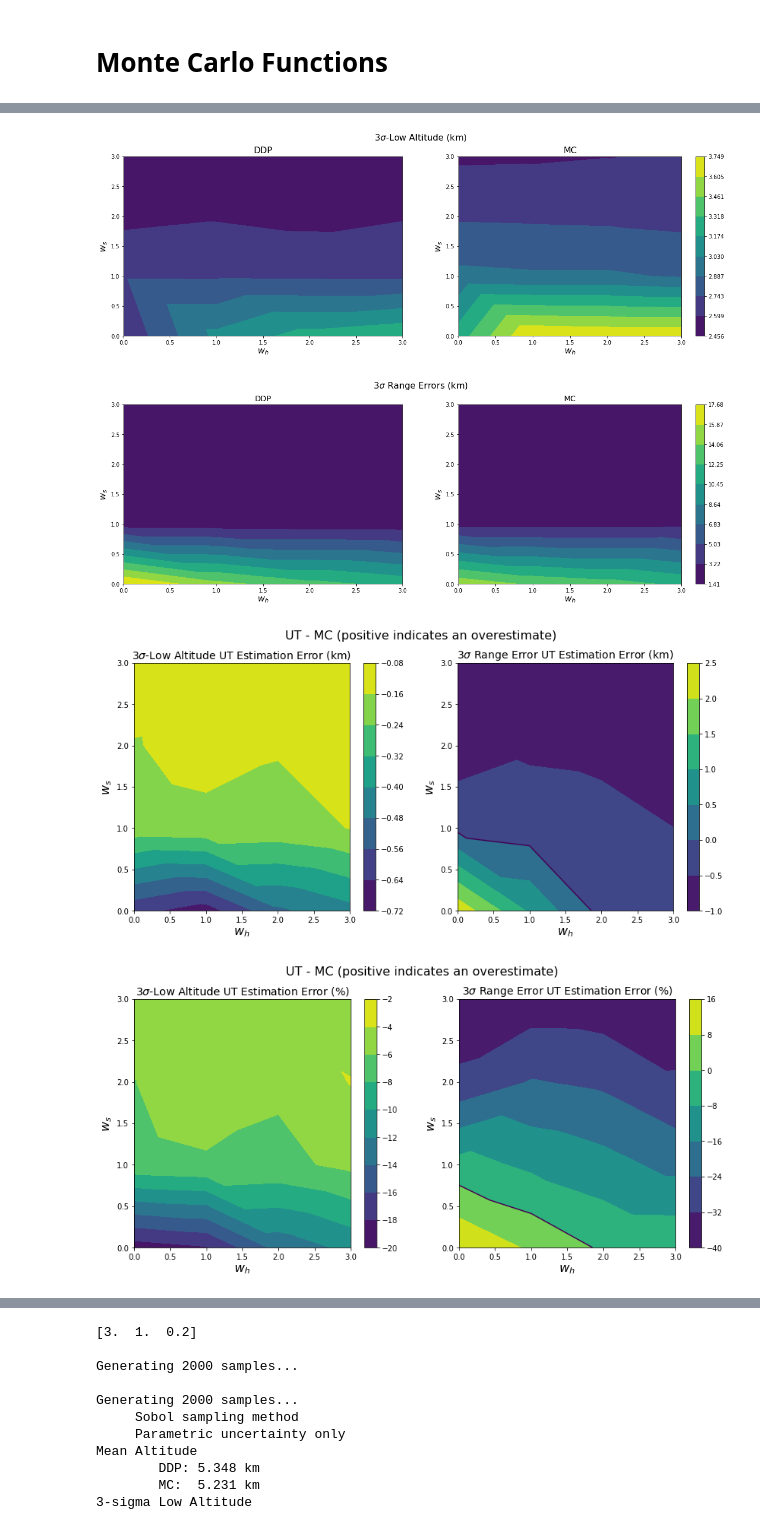
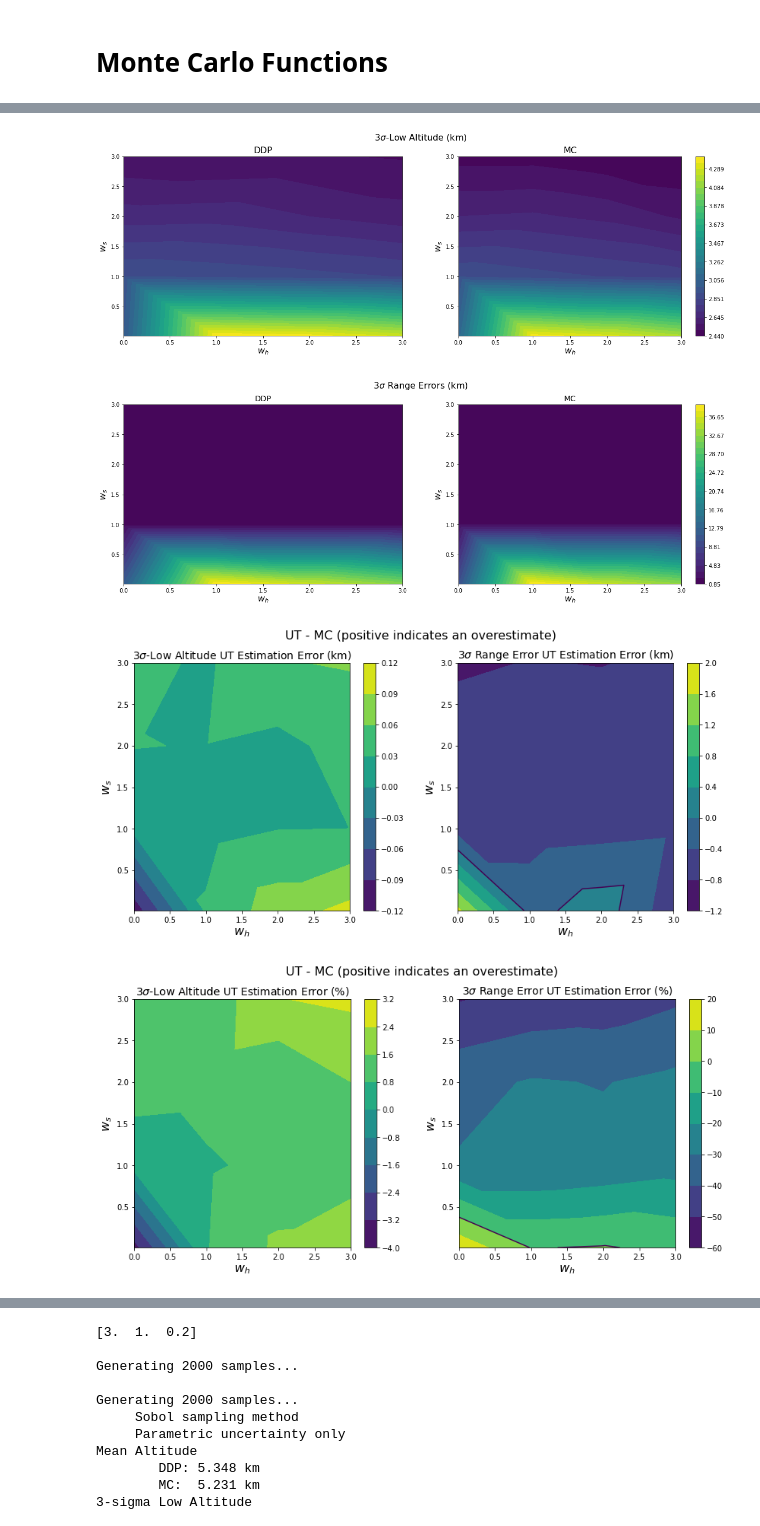
Before and after one commit to CDNoyes/EDL-Py, a Jupyter notebook: DDPMonteCarlo.ipynb, the cells around one changed output, grey strips where cells are left out. Cells and saved outputs as stored; diff of their text form; code cells hidden in the pictures.

```diff
--- a/DDPMonteCarlo.ipynb
+++ b/DDPMonteCarlo.ipynb
@@ -169,8 +170,11 @@ def MonteCarlo(data, N=2000, debug=False, parametric=False, sample='L'):
 
     mc._run(X0, stepsize=[5, 0.1, 1], Ef=10000, time_constant=0, debug=0, edl_kwargs={'Longitudinal': True, 'VehicleModel': vehicle})
 
-    mean = np.mean(mc.xf, axis=0)
-    std = np.std(mc.xf, axis=0)
+    keep = np.isfinite(mc.xf)
+    print(np.shape(keep))
+    xf = np.reshape(mc.xf[keep], (-1,5))
+    mean = np.mean(xf, axis=0)
+    std = np.std(xf, axis=0)
 
 
     hlow = data['mean'][0,-1]/1000 - 3*data['var'][0,-1]**0.5/1000
@@ -388,10 +397,13 @@ Mean Altitude
 # %%
 # data = loadmat(os.path.join('C:\\Users\cdnoyes\\Documents\\GitHub\\Research\\Matlab\\','solutions_cl_ddp_max.mat'), squeeze_me=True)
 # data = loadmat(os.path.join(DOC,'GitHub\\Research\\Matlab\\','solutions_cl_ddp_max.mat'), squeeze_me=True)      # using previous solution as guess
-data = loadmat(os.path.join(DOC,'GitHub\\Research\\Matlab\\','solutions_cl_ddp_max_guess.mat'), squeeze_me=True) # all with same nominal guess
+# data = loadmat(os.path.join(DOC,'GitHub\\Research\\Matlab\\','solutions_cl_ddp_max_guess.mat'), squeeze_me=True) # all with same nominal guess
+data = loadmat(os.path.join(DOC,'GitHub\\Research\\Matlab\\','solutions_cl_ddp_optimized.mat'), squeeze_me=True) # reoptimized gains for each sol
 
 # data = loadmat(os.path.join(DOC,'GitHub\\Research\\Matlab\\iLQR','overcontrol_test.mat'), squeeze_me=True)
 # data = loadmat(os.path.join(DOC,'GitHub\\Research\\Matlab\\','LDtest.mat'), squeeze_me=True)
+
+# data = loadmat(os.path.join(DOC,'GitHub\\Research\\Matlab\\','UTScale.mat'), squeeze_me=True)
 # %%
-stats = MonteCarloArray(data, {'N': 2000, 'parametric': True, 'sample': 'L'})
+stats = MonteCarloArray(data, {'N': 2000, 'parametric': True, 'sample': 'L'}, plot=True)
 # %% [output]
@@ -416,4 +428,4 @@ S range: 1.4109352347256936-17.67549243500911
-[figure, old version]
+[figure, new version]
-[figure, old version]
+[figure, new version]
-[figure, old version]
+[figure, new version]
-[figure, old version]
+[figure, new version]
```
Also changed, not shown: parts of 5 cells of this notebook, 2 other files.
